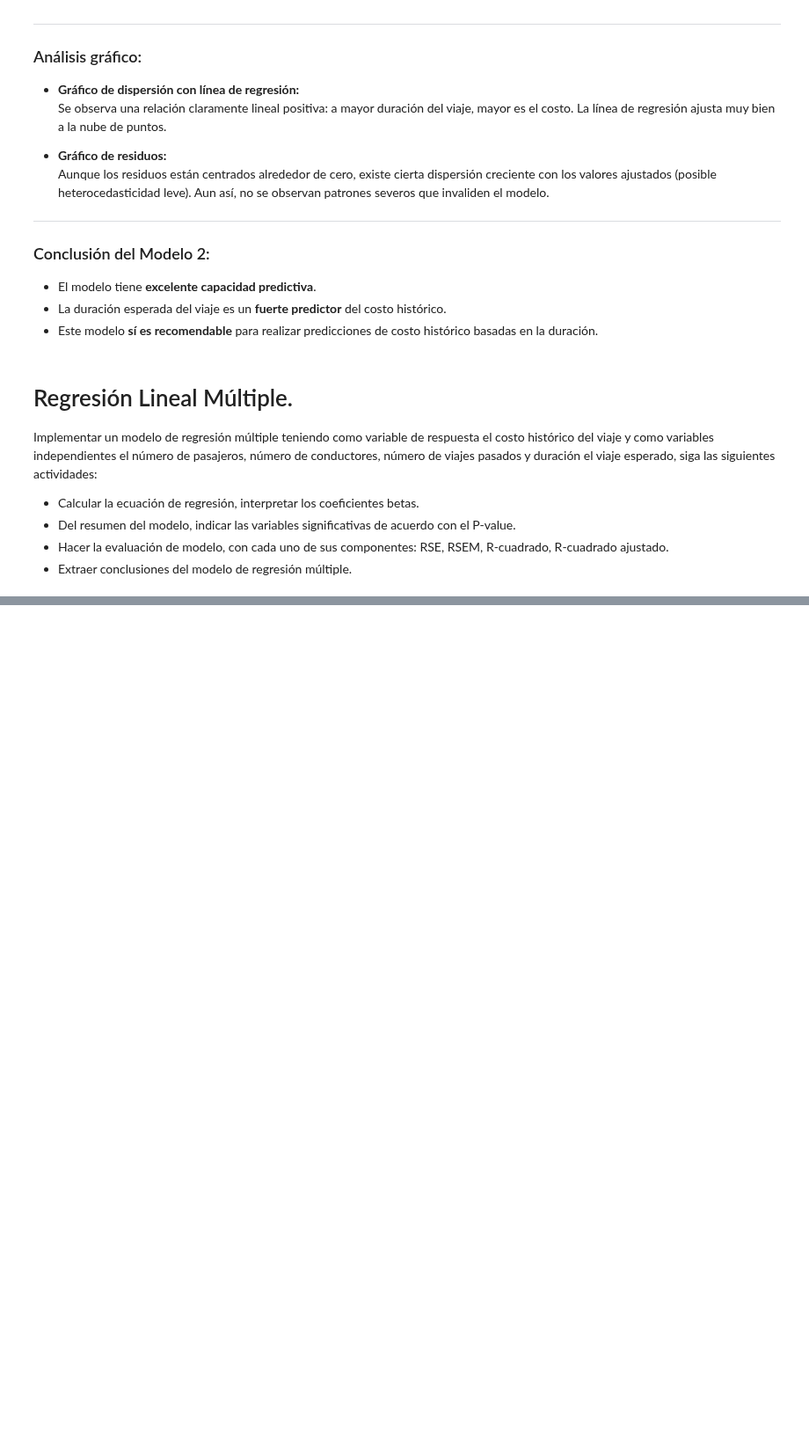
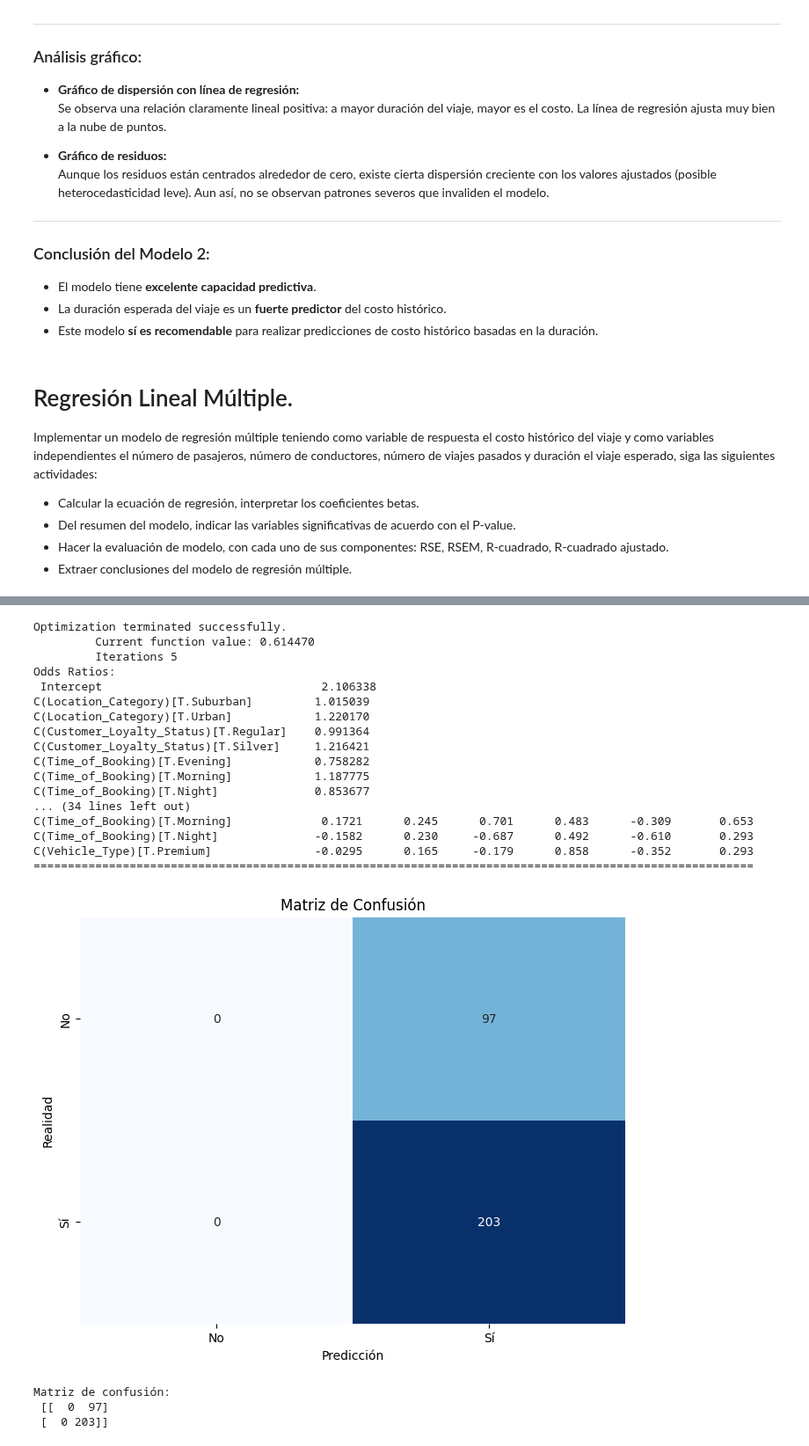
Before and after one commit to dalfonso75/dynamic-pricing-analysis, a Jupyter notebook: phase_2.ipynb, the cells around one changed output, grey strips where cells are left out. Shown at 88% size. Cells and saved outputs as stored; diff of their text form; code cells hidden in the pictures; blank space fills up the shorter version.

Commit message:
add model logit

```diff
--- a/phase_2.ipynb
+++ b/phase_2.ipynb
@@ -264,0 +273,70 @@ Notes:
+# %%
+from sklearn.model_selection import train_test_split
+from sklearn.metrics import confusion_matrix, classification_report, accuracy_score
+
+# Crear variable dependiente dummy: 0 = servicio regular (rating < 4), 1 = excelente (rating >= 4)
+df["rating_binaria"] = (df["Average_Ratings"] >= 4).astype(int)
+
+# Separar en entrenamiento (70%) y prueba (30%)
+train_df, test_df = train_test_split(df, test_size=0.3, random_state=42)
+
+# Modelo de regresión logística
+modelo_logit = smf.logit(
+    formula="rating_binaria ~ C(Location_Category) + C(Customer_Loyalty_Status) + C(Time_of_Booking) + C(Vehicle_Type)",
+    data=train_df
+).fit()
+
+summary_logit = modelo_logit.summary()
+
+# Calcular Odds Ratios
+odds_ratios = np.exp(modelo_logit.params)
+
+# Validación del modelo en datos de prueba
+test_df["pred_prob"] = modelo_logit.predict(test_df)
+test_df["predicted"] = (test_df["pred_prob"] >= 0.5).astype(int)
+
+# Matriz de confusión y métricas
+conf_matrix = confusion_matrix(test_df["rating_binaria"], test_df["predicted"])
+class_report = classification_report(test_df["rating_binaria"], test_df["predicted"])
+accuracy = accuracy_score(test_df["rating_binaria"], test_df["predicted"])
+
+# Mostrar resultados
+print("Odds Ratios:\n", odds_ratios, "\n")
+print("Reporte de clasificación:\n", class_report, "\n")
+print("Precisión del modelo:", accuracy)
+print("Resumen del modelo de regresión logística:\n", summary_logit, "\n")
+
+# Graficar matriz de confusión
+plt.figure(figsize=(8, 6))
+sns.heatmap(conf_matrix, annot=True, fmt='d', cmap='Blues', cbar=False)
+plt.title("Matriz de Confusión")
+plt.xlabel("Predicción")
+plt.ylabel("Realidad")
+plt.xticks(ticks=[0.5, 1.5], labels=['No', 'Sí'])
+plt.yticks(ticks=[0.5, 1.5], labels=['No', 'Sí'])
+plt.show()
+
+print("Matriz de confusión:\n", conf_matrix)
+# (summary_logit, odds_ratios, conf_matrix, class_report, accuracy)
+# %% [output]
+Optimization terminated successfully.
+         Current function value: 0.614470
+         Iterations 5
+Odds Ratios:
+ Intercept                                2.106338
+C(Location_Category)[T.Suburban]         1.015039
+C(Location_Category)[T.Urban]            1.220170
+C(Customer_Loyalty_Status)[T.Regular]    0.991364
+C(Customer_Loyalty_Status)[T.Silver]     1.216421
+C(Time_of_Booking)[T.Evening]            0.758282
+C(Time_of_Booking)[T.Morning]            1.187775
+C(Time_of_Booking)[T.Night]              0.853677
+... (34 lines left out)
+C(Time_of_Booking)[T.Morning]             0.1721      0.245      0.701      0.483      -0.309       0.653
+C(Time_of_Booking)[T.Night]              -0.1582      0.230     -0.687      0.492      -0.610       0.293
+C(Vehicle_Type)[T.Premium]               -0.0295      0.165     -0.179      0.858      -0.352       0.293
+=========================================================================================================
+[figure, added]
+Matriz de confusión:
+ [[  0  97]
+ [  0 203]]
```
Also changed, not shown: parts of 6 cells of this notebook.
